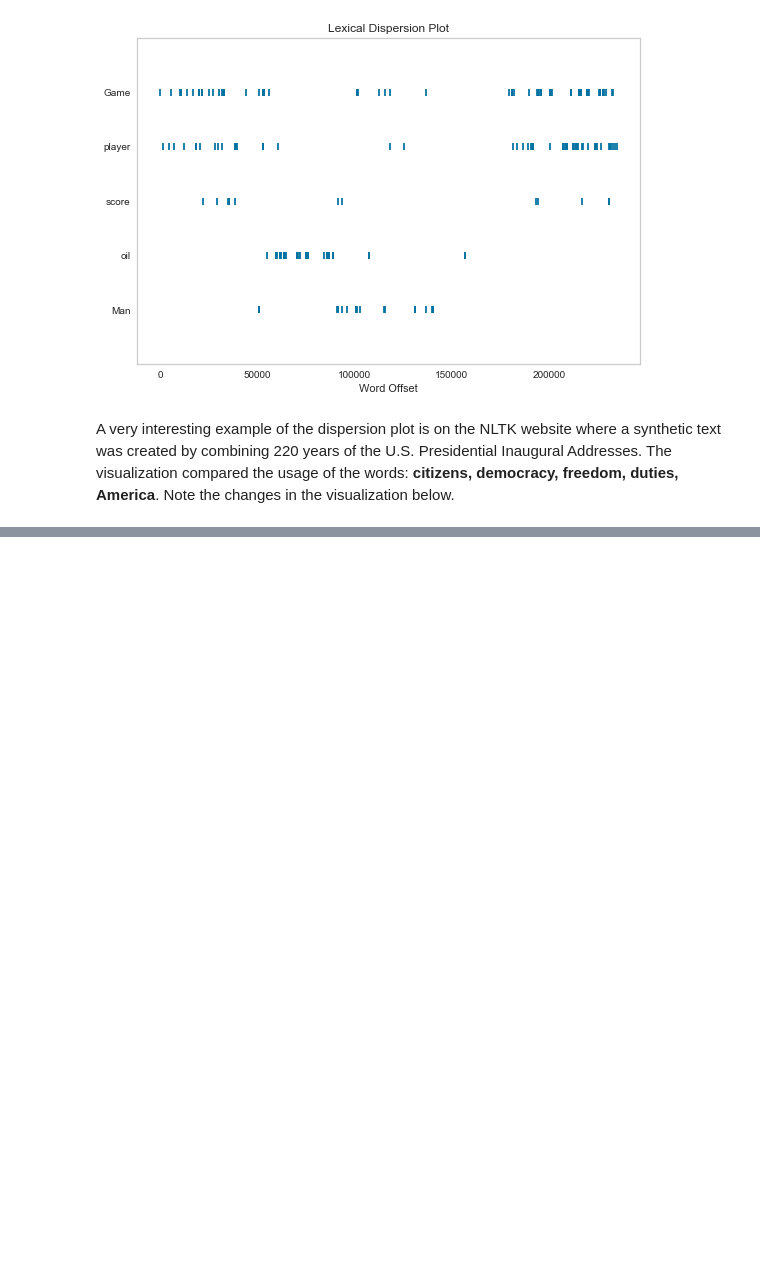
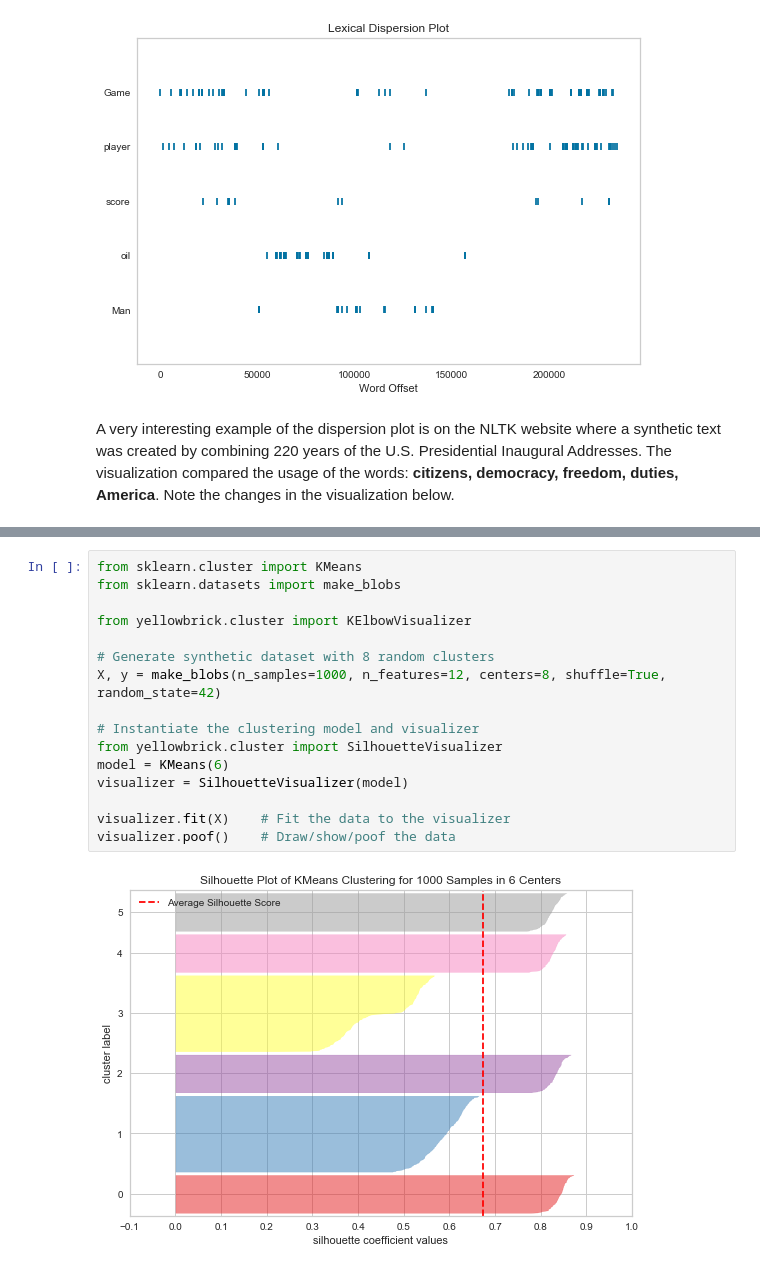
Before and after one commit to pdamodaran/Statistical_Seminars_DC, a Jupyter notebook: Yellowbrick_Tutorial.ipynb, the cells around one changed output, grey strips where cells are left out. Saved outputs shown, nothing was run; the diff lists cells and outputs as text; blank space fills up the shorter version.

Commit message:
Replaced KElbowVisualizer with SilhouetteVisualizer and moved hyperparameter tuning to Section 3

```diff
--- a/Yellowbrick_Tutorial.ipynb
+++ b/Yellowbrick_Tutorial.ipynb
@@ -183,0 +167,18 @@ Source: https://www.nltk.org
+# %%
+from sklearn.cluster import KMeans
+from sklearn.datasets import make_blobs
+
+from yellowbrick.cluster import KElbowVisualizer
+
+# Generate synthetic dataset with 8 random clusters
+X, y = make_blobs(n_samples=1000, n_features=12, centers=8, shuffle=True, random_state=42)
+
+# Instantiate the clustering model and visualizer
+from yellowbrick.cluster import SilhouetteVisualizer
+model = KMeans(6)
+visualizer = SilhouetteVisualizer(model)
+
+visualizer.fit(X)    # Fit the data to the visualizer
+visualizer.poof()    # Draw/show/poof the data
+# %% [output]
+[figure, added]
```
Also changed, not shown: parts of 9 cells of this notebook.
